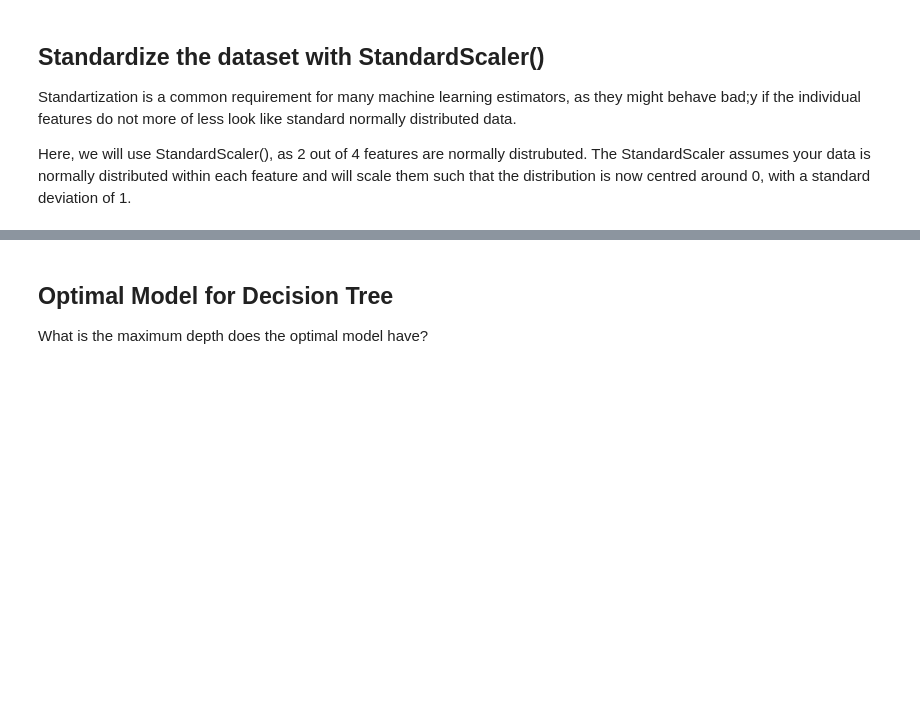
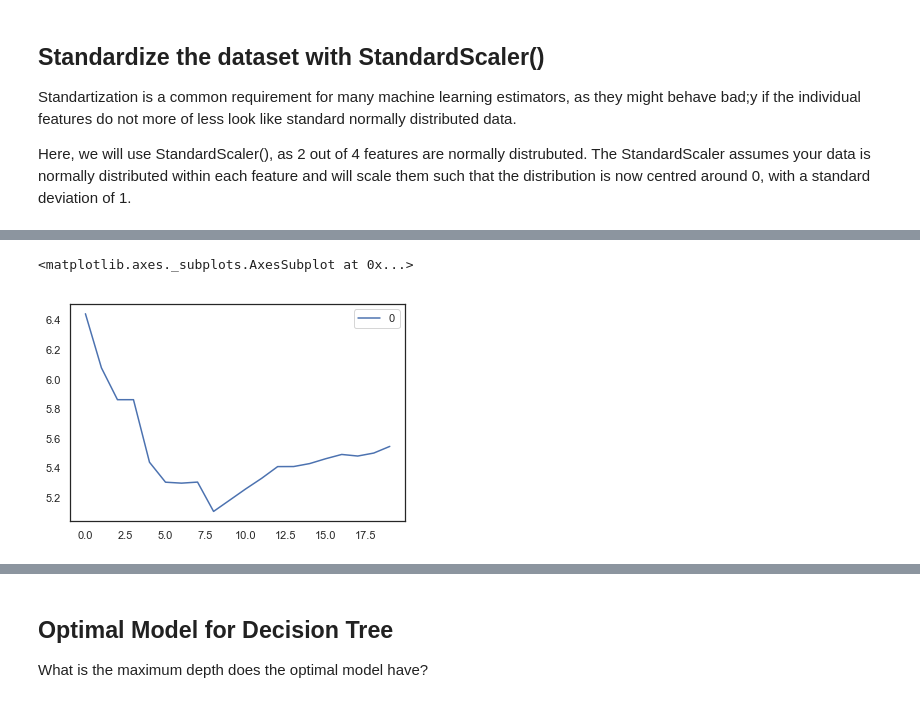
Before and after one commit to olgabradford/machine_learning_python, a Jupyter notebook: 01_08_python_boston_housing_regression.ipynb, the cells around one changed output, grey strips where cells are left out. Cells and saved outputs as stored; diff of their text form; code cells hidden in the pictures; blank space fills up the shorter version.

```diff
--- a/01_08_python_boston_housing_regression.ipynb
+++ b/01_08_python_boston_housing_regression.ipynb
@@ -450,0 +479,20 @@ Assign the GridSearchCV object to the 'grid' variable.
+# %%
+# Import 'train_test_split'
+from sklearn.model_selection import train_test_split
+
+features4 = data[['rm','lstat','age','crim']]
+
+# Split-out validation dataset
+
+seed = 40
+X_train, X_validation, Y_train, Y_validation = train_test_split(features4, prices, test_size=0.2, random_state = seed)
+
+
+from sklearn.preprocessing import StandardScaler
+scaler = StandardScaler()
+
+x_train_scaled = scaler.fit_transform(X_train)
+X_train = pd.DataFrame(x_train_scaled)
+
+x_test_scaled = scaler.fit_transform(X_validation)
+X_test = pd.DataFrame(x_test_scaled)
@@ -450,0 +515,11 @@ Assign the GridSearchCV object to the 'grid' variable.
+# %%
+rmse_val = [] #to store rmse values for different k
+for K in range(20):
+    K = K+1
+    model = neighbors.KNeighborsRegressor(n_neighbors = K)
+
+    model.fit(X_train, Y_train)  #fit the model
+    pred=model.predict(X_test) #make prediction on test set
+    error = sqrt(mean_squared_error(Y_validation,pred)) #calculate MEAN SQUARED ERROR  (RMSE)
+    rmse_val.append(error) #store rmse values
+    print('RMSE value for k= ' , K , 'is:', error)
@@ -450,0 +547,7 @@ Assign the GridSearchCV object to the 'grid' variable.
+# %%
+#plotting the rmse values against k values
+curve = pd.DataFrame(rmse_val) #elbow curve
+curve.plot()
+# %% [output]
+<matplotlib.axes._subplots.AxesSubplot at 0x...>
+[figure, added]
```
Also changed, not shown: parts of 41 cells of this notebook.
